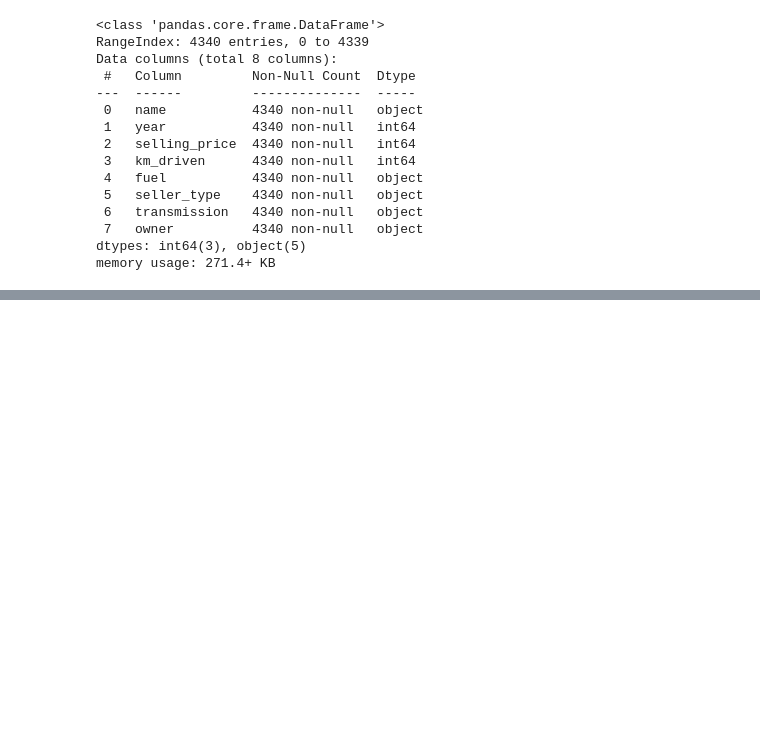
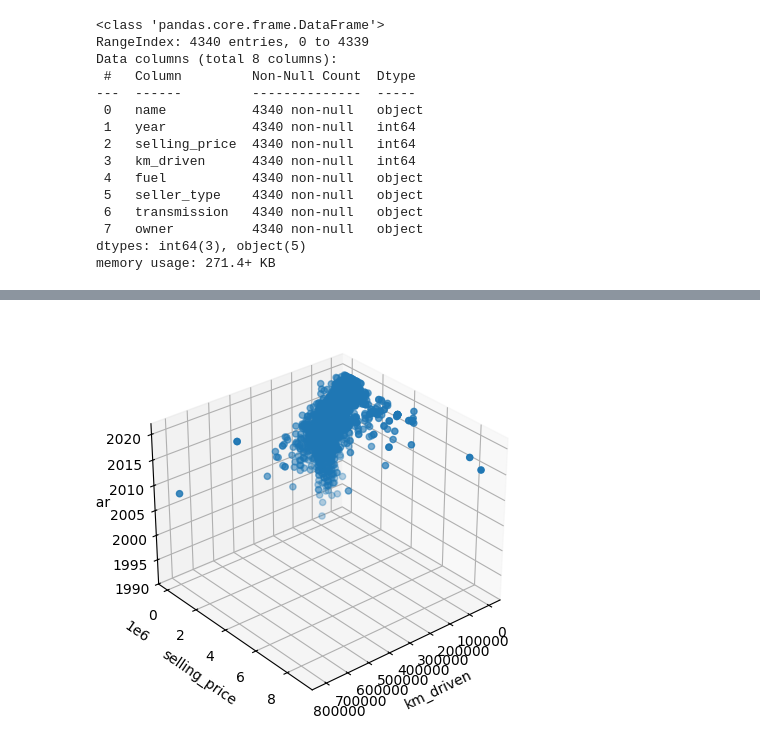
Before and after one commit to Amirali-ka/regression_model, a Jupyter notebook: project.ipynb, the cells around one changed output, grey strips where cells are left out. Saved outputs shown, nothing was run; the diff lists cells and outputs as text; code cells hidden in the pictures; blank space fills up the shorter version.

Commit message:
select and encode feature

```diff
--- a/project.ipynb
+++ b/project.ipynb
@@ -29,3 +32,12 @@ Data columns (total 8 columns):
  7   owner          4340 non-null   object
 dtypes: int64(3), object(5)
 memory usage: 271.4+ KB
+# %%
+#encode
+le=LabelEncoder()
+df['name']=le.fit_transform(df['name'])
+df['fuel']=le.fit_transform(df['fuel'])
+df['seller_type']=le.fit_transform(df['seller_type'])
+df['transmission']=le.fit_transform(df['transmission'])
+df['owner']=le.fit_transform(df['owner'])
+df.head()
@@ -31,0 +63,11 @@ memory usage: 271.4+ KB
+# %%
+fig=plt.figure(figsize=(5,5))
+ax=fig.add_subplot(projection='3d')
+ax.scatter(df['km_driven'], df['selling_price'], df['year'])
+ax.set_xlabel('km_driven')
+ax.set_ylabel('selling_price')
+ax.set_zlabel('year')
+ax.view_init(elev=30, azim=50)
+plt.show()
+# %% [output]
+[figure, added]
```
Also changed, not shown: parts of 3 cells of this notebook.
